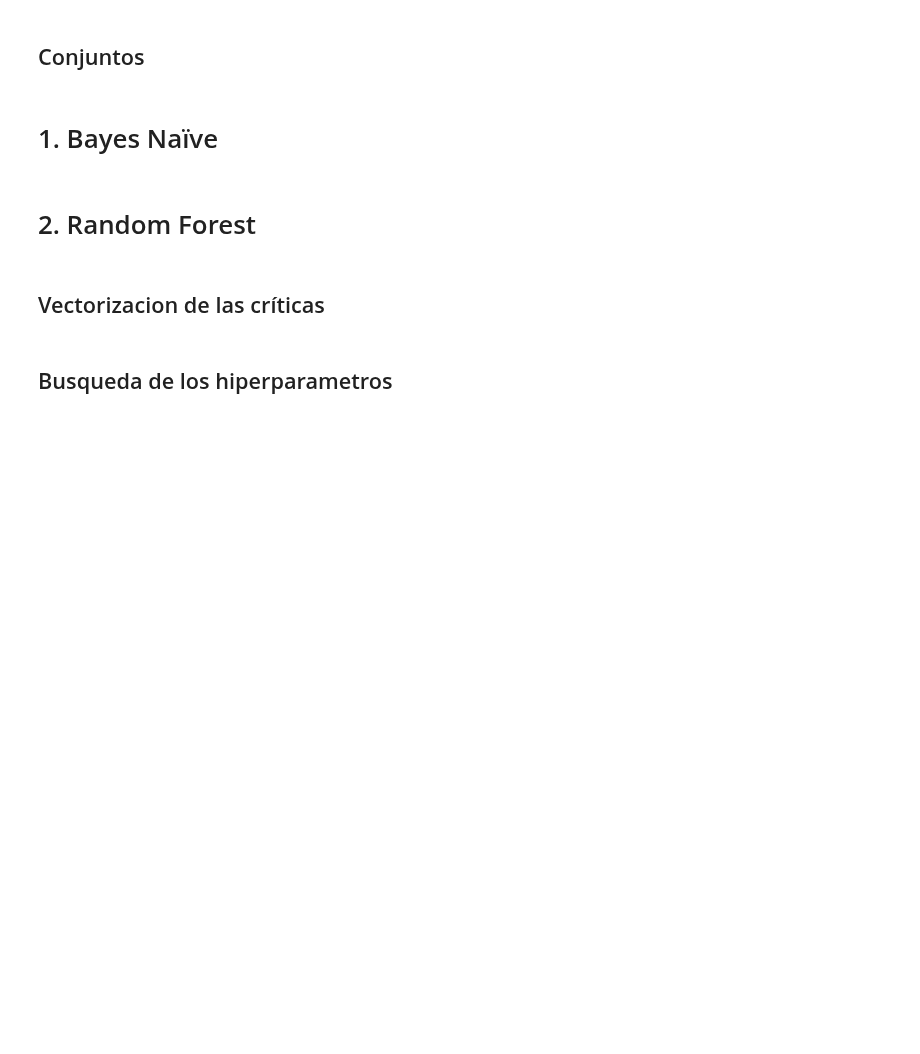
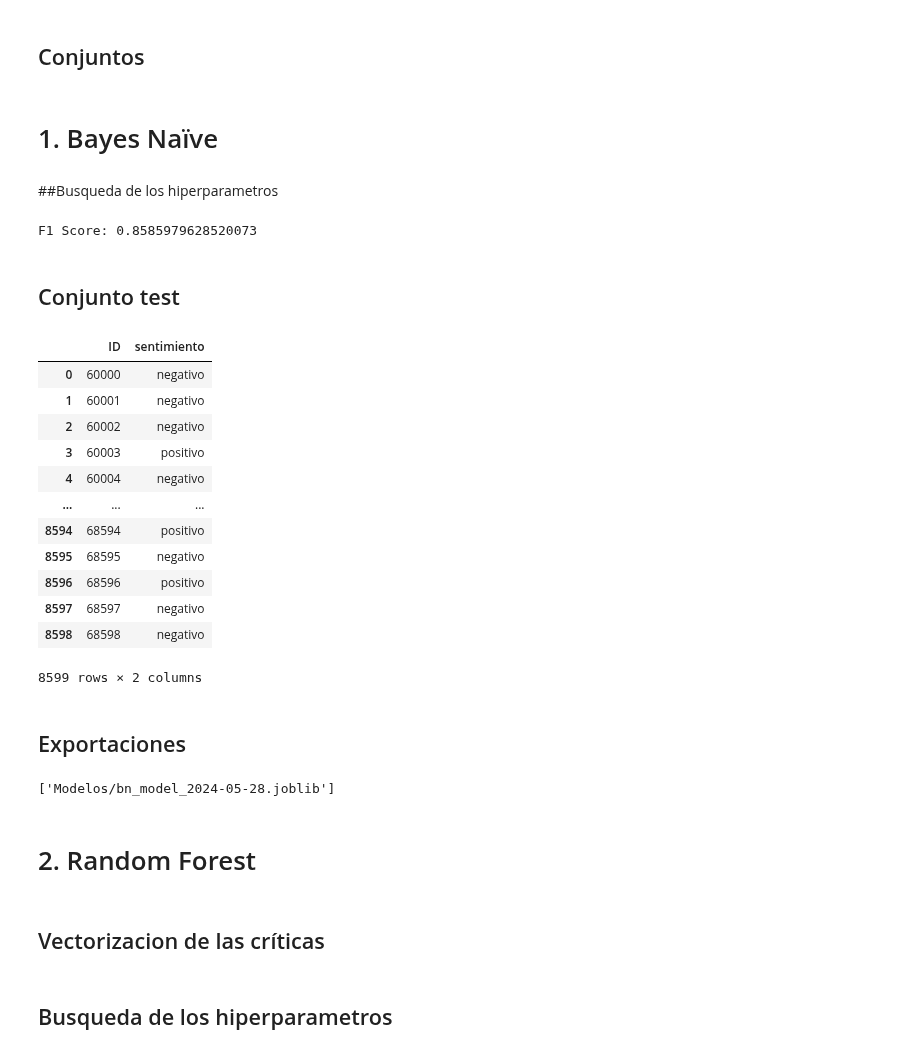
Before and after one commit to AlanRichmond/7506R-1C2024-GRUPO10, a Jupyter notebook: TP2/7506R_TP2_GRUPO10_CHPX_ENTREGA.ipynb, the cells around one changed output. Cells and saved outputs as stored; diff of their text form; code cells hidden in the pictures; blank space fills up the shorter version.

```diff
--- a/TP2/7506R_TP2_GRUPO10_CHPX_ENTREGA.ipynb
+++ b/TP2/7506R_TP2_GRUPO10_CHPX_ENTREGA.ipynb
@@ -30,3 +35,55 @@ conjunto_test = pd.read_csv('Datasets/test.csv')
 sample_solution = pd.read_csv('Datasets/sample_solution.csv')
 # %% [markdown]
 # 1. Bayes Naïve
+# %%
+X = conjunto_train['review_es']
+y = conjunto_train['sentimiento'].map({'positivo': 1, 'negativo': 0})
+X_train, X_test, y_train, y_test = train_test_split(X, y, test_size=0.2, random_state=42)
+
+stop_words_es = stop_words.get_stop_words('es')
+vectorizer = TfidfVectorizer(stop_words=stop_words_es)
+
+X_train_vect = vectorizer.fit_transform(X_train)
+X_test_vect = vectorizer.transform(X_test)
+# %% [markdown]
+##Busqueda de los hiperparametros
+# %%
+nb_model = MultinomialNB()
+nb_model.fit(X_train_vect, y_train)
+
+y_pred = nb_model.predict(X_test_vect)
+
+f1 = f1_score(y_test, y_pred)
+print(f'F1 Score: {f1}')
+# %% [output]
+F1 Score: 0.8585979628520073
+# %% [markdown]
+## Conjunto test
+# %%
+conjunto_test = conjunto_test.set_index(conjunto_test['ID'])
+X_conjunto_test = vectorizer.transform(conjunto_test['review_es'])
+
+pred_test = nb_model.predict(X_conjunto_test)
+pred_test_labels = ['positivo' if pred == 1 else 'negativo' for pred in pred_test]
+
+final_pred_df = pd.DataFrame({
+    'ID': conjunto_test.index,
+    'sentimiento': pred_test_labels
+})
+final_pred_df
+# %% [output]
+|  | ID | sentimiento |
+| 0 | 60000 | negativo |
+| 1 | 60001 | negativo |
+| 2 | 60002 | negativo |
+| 3 | 60003 | positivo |
+| 4 | 60004 | negativo |
+| ... | ... | ... |
+| 8594 | 68594 | positivo |
+| 8595 | 68595 | negativo |
+| 8596 | 68596 | positivo |
+| 8597 | 68597 | negativo |
+| 8598 | 68598 | negativo |
+8599 rows × 2 columns
+# %% [markdown]
+## Exportaciones
@@ -33,3 +94,7 @@ sample_solution = pd.read_csv('Datasets/sample_solution.csv')
+# %%
+joblib.dump(nb_model, f'Modelos/bn_model_{current_date}.joblib')
+# %% [output]
+['Modelos/bn_model_2024-05-28.joblib']
 # %% [markdown]
 # 2. Random Forest
 # %% [markdown]
```
Also changed, not shown: parts of 12 cells of this notebook, 4 other files.
